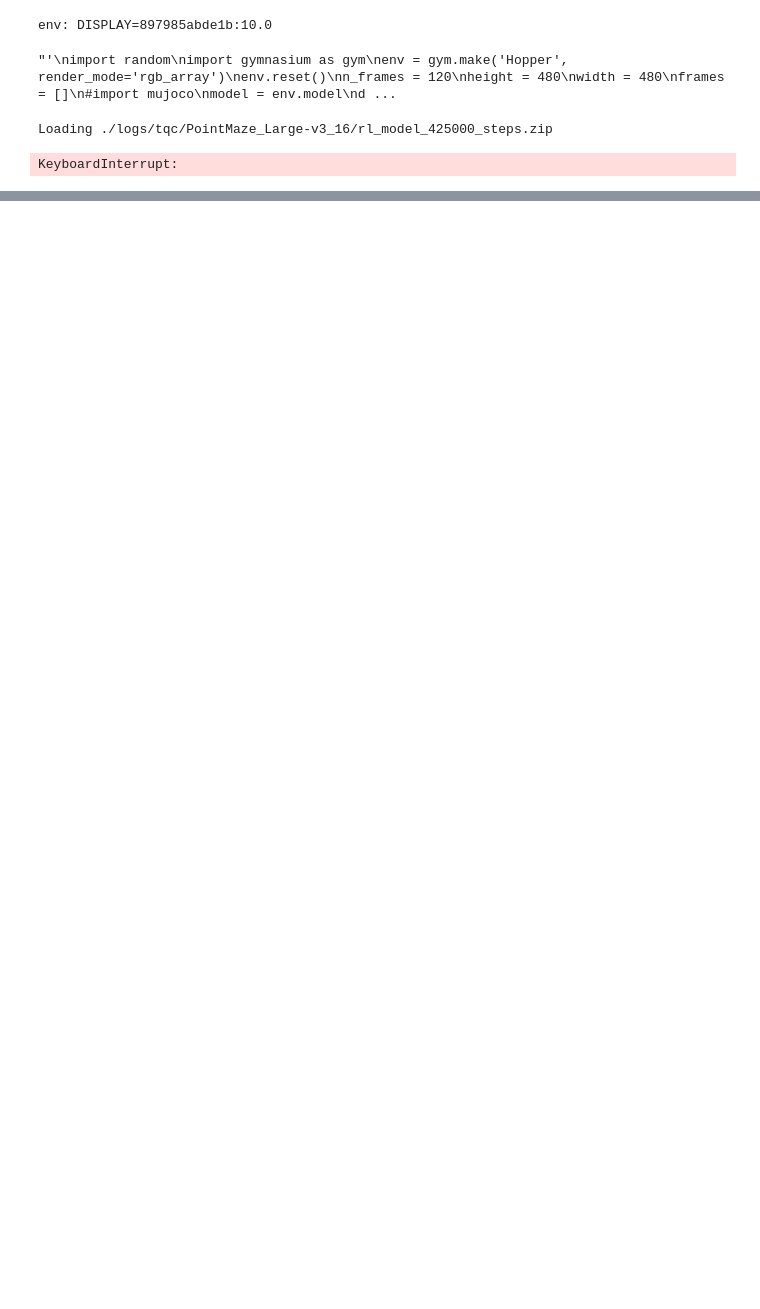
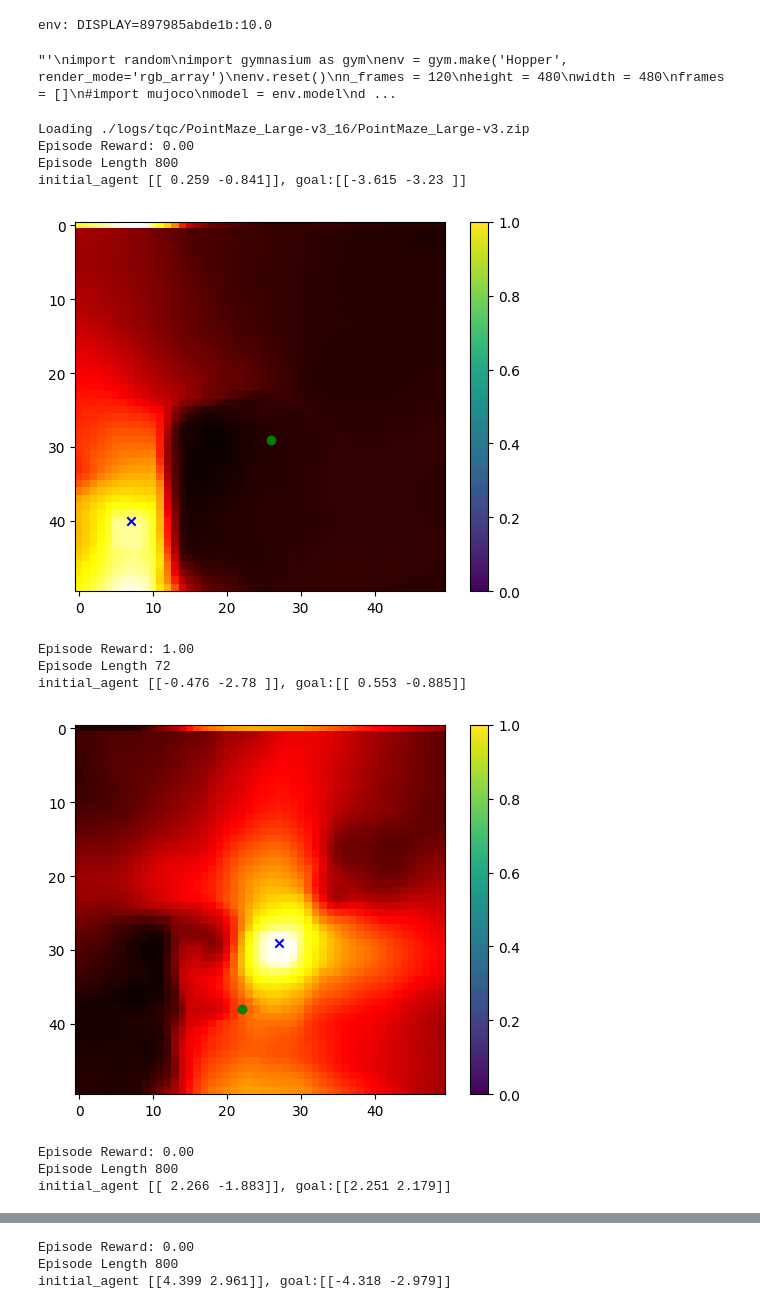
Before and after one commit to jesn1219/rl_zoo_jesnk, a Jupyter notebook: enjoy_2dmaze.ipynb, the cells around one changed output, grey strips where cells are left out. Cells and saved outputs as stored; diff of their text form; code cells hidden in the pictures; blank space fills up the shorter version.

```diff
--- a/enjoy_2dmaze.ipynb
+++ b/enjoy_2dmaze.ipynb
@@ -485,33 +485,43 @@ parser.add_argument(
 parser.add_argument(
     "--env-kwargs", type=str, nargs="+", action=StoreDict, help="Optional keyword argument to pass to the env constructor"
 )
 parser.add_argument(
     "--custom-objects", action="store_true", default=False, help="Use custom objects to solve loading issues"
 )
 parser.add_argument(
     "-P",
     "--progress",
     action="store_true",
     default=False,
     help="if toggled, display a progress bar using tqdm and rich",
 )
 parser.add_argument(
     "--render_rgb", action='store_true', default=False, help="if toggled, render rgb array"
 )
 #args = parser.parse_args()
 
 args = parser.parse_args(args=[])
 args.env = EnvironmentName('PointMaze_Large-v3')
 args.algo = 'tqc'
-args.load_last_checkpoint = True
+args.load_last_checkpoint = False
 args.no_render = True
 args.render_rgb = True
 args.folder = './logs/'
 args.exp_id = 16
 args.env_kwargs = {'render_mode': 'rgb_array','continuing_task':False}
 args.n_timesteps = 3000
 args.device = 'cuda'
 enjoy(args)
 # %% [output]
-Loading ./logs/tqc/PointMaze_Large-v3_16/rl_model_425000_steps.zip
+Loading ./logs/tqc/PointMaze_Large-v3_16/PointMaze_Large-v3.zip
+Episode Reward: 0.00
+Episode Length 800
+initial_agent [[ 0.259 -0.841]], goal:[[-3.615 -3.23 ]]
+[figure, added]
-KeyboardInterrupt:
+Episode Reward: 1.00
+Episode Length 72
+initial_agent [[-0.476 -2.78 ]], goal:[[ 0.553 -0.885]]
+[figure, added]
+Episode Reward: 0.00
+Episode Length 800
+initial_agent [[ 2.266 -1.883]], goal:[[2.251 2.179]]
@@ -517,0 +529,3 @@ KeyboardInterrupt:
+Episode Reward: 0.00
+Episode Length 800
+initial_agent [[4.399 2.961]], goal:[[-4.318 -2.979]]
```
Also changed, not shown: parts of 2 cells of this notebook, 1 other file.
